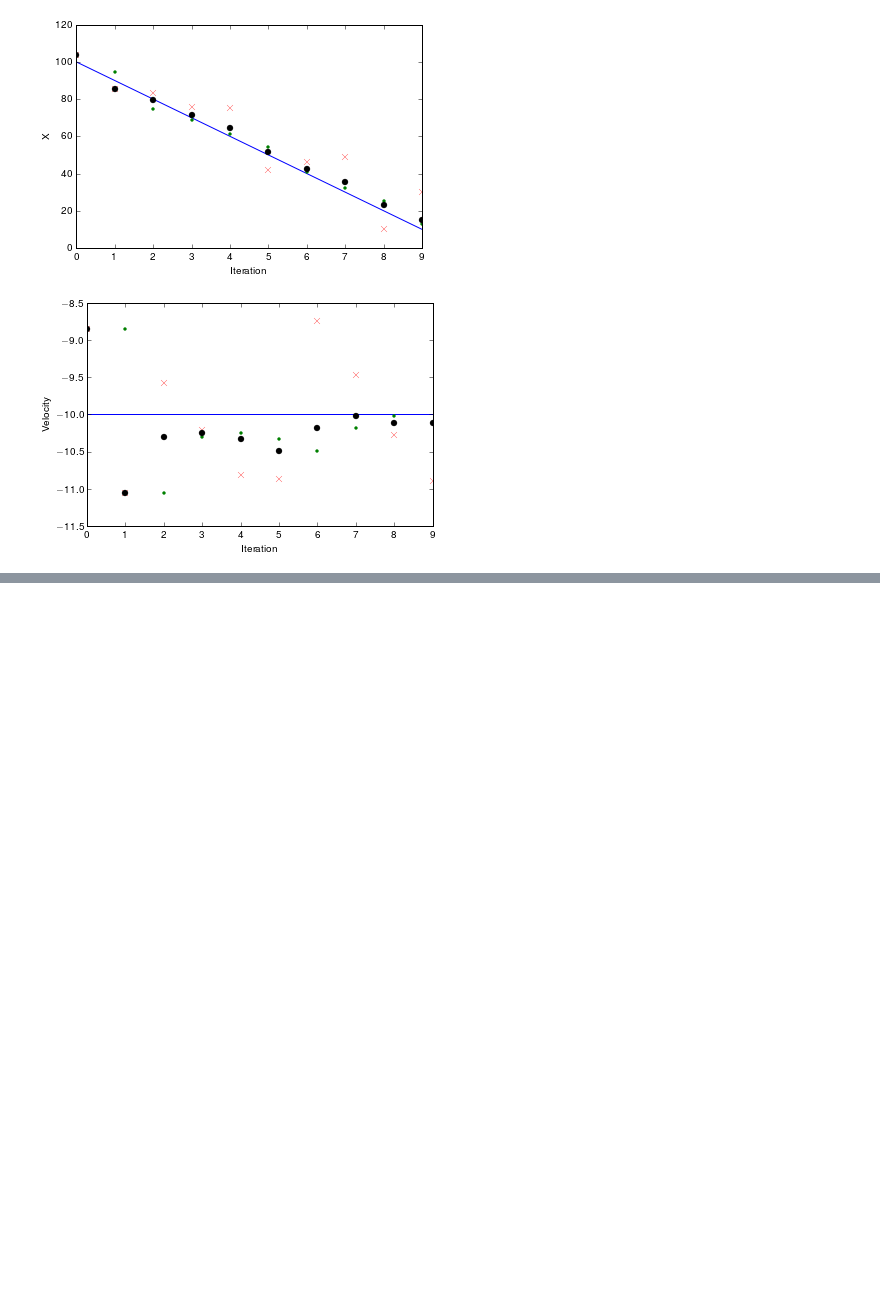
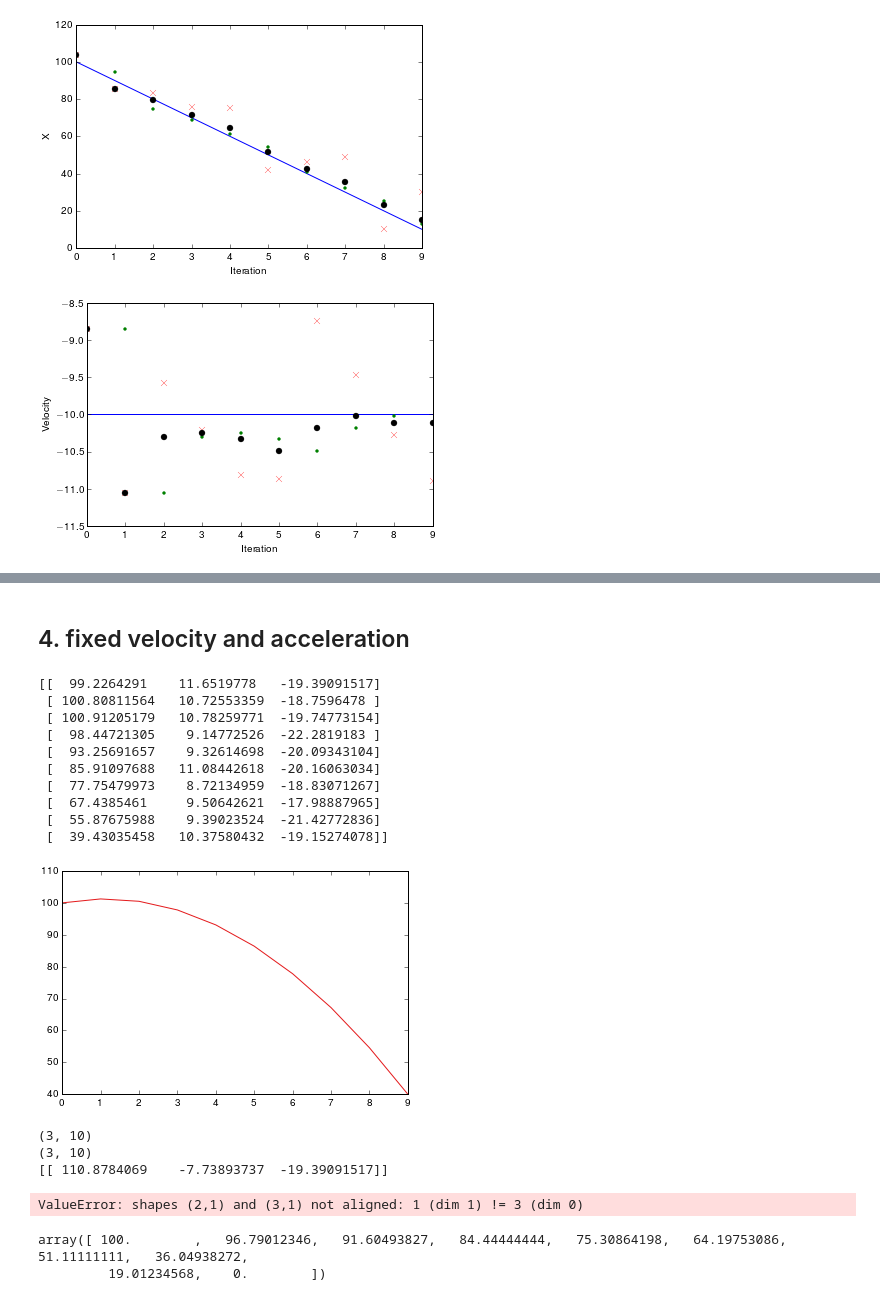
Before and after one commit to vvolkl/kalman-samples, a Jupyter notebook: constant_velocity.ipynb, the cells around one changed output, grey strips where cells are left out. Saved outputs shown, nothing was run; the diff lists cells and outputs as text; code cells hidden in the pictures; blank space fills up the shorter version.

Commit message:
added example with non-constant velocity. now need to rename the notebook :)

```diff
--- a/constant_velocity.ipynb
+++ b/constant_velocity.ipynb
@@ -251,0 +241,78 @@ u'/afs/cern.ch/user/v/vavolkl/moritat'
+# %% [markdown]
+## 4. fixed velocity and acceleration
+# %%
+
+# position, velocity and acceleration
+state_vec_dim = 3
+
+# parabola with some curvature g
+g = -20
+v=10
+sigma4 = 1
+
+xtrue4 = g  * np.linspace(0,2, N)**2 + v * np.linspace(0,2, N) + x0
+plt.plot(xtrue4)
+
+
+xmeas4 = np.matrix(np.linspace(0, 10, N*state_vec_dim).reshape((state_vec_dim, N)))
+sigma4 = 1
+for i in range(0, N):
+    xmeas4[0,i] = np.random.normal(xtrue4[i], sigma4)
+    xmeas4[1,i] = np.random.normal(v, sigma4)
+    xmeas4[2,i] = np.random.normal(g, sigma4)
+print(xmeas4.T)
+# %% [output]
+[[  99.2264291    11.6519778   -19.39091517]
+ [ 100.80811564   10.72553359  -18.7596478 ]
+ [ 100.91205179   10.78259771  -19.74773154]
+ [  98.44721305    9.14772526  -22.2819183 ]
+ [  93.25691657    9.32614698  -20.09343104]
+ [  85.91097688   11.08442618  -20.16063034]
+ [  77.75479973    8.72134959  -18.83071267]
+ [  67.4385461     9.50642621  -17.98887965]
+ [  55.87675988    9.39023524  -21.42772836]
+ [  39.43035458   10.37580432  -19.15274078]]
+[figure, added]
+# %%
+xpredict4 = np.matrix (np.linspace(0,2,N*state_vec_dim).reshape((state_vec_dim, N)))
+xkal4 = np.matrix (np.linspace(0,2,N*state_vec_dim).reshape((state_vec_dim, N)))
+# initial position
+print xpredict4.shape
+print xkal4.shape
+xpredict4[:,0] = xkal4[:,0] = np.array ( [[xmeas4[0,0]], [xmeas4[1,0]], [xmeas4[2,0]] ] )
+# initial variance on prediction
+p4 = np.matrix ( [[20, 0, 0],
+                    [0, 20, 0],
+                    [0,0,20]] )
+# measurement error
+r4 = np.matrix([[0.001*sigma*sigma, 0, 0],
+                 [0  , 0.001*sigma3*sigma3,0],
+                [0,0, sigma4*0.001]])
+
+# prediction matrix
+A4 = np.matrix ( [[1, dt, 0],
+                [0, 1, dt],
+                [0, 0, 1]] )
+# transformation matrix (from measurement to state vector)
+H4 = np.matrix ( [[1 , 0, 0],
+                   [0, 0, 0],
+                    [0,0,0]] )
+
+for i in range(1,N):
+    # prediction: recursive formula
+    xpredict4[:,i] = np.dot(A4, xkal4[:,i-1] )
+    print(xpredict4[:,i].T)
+    p4 = A4*p4*A4.T
+    K4 = p4*H4.T * np.linalg.inv(H4*p4*H4.T+r4)
+    xkal4[:,i] = xpredict4[:,i] + K2*(xmeas4[:,i] - H4*xpredict4[:,i])
+    p4 = (np.identity(2)-K4) * p4
+# %% [output]
+(3, 10)
+(3, 10)
+[[ 110.8784069    -7.73893737  -19.39091517]]
+ValueError: shapes (2,1) and (3,1) not aligned: 1 (dim 1) != 3 (dim 0)
+# %%
+xtrue4
+# %% [output]
+array([ 100.        ,   96.79012346,   91.60493827,   84.44444444,   75.30864198,   64.19753086,   51.11111111,   36.04938272,
+         19.01234568,    0.        ])
```
Also changed, not shown: parts of 3 cells of this notebook.
